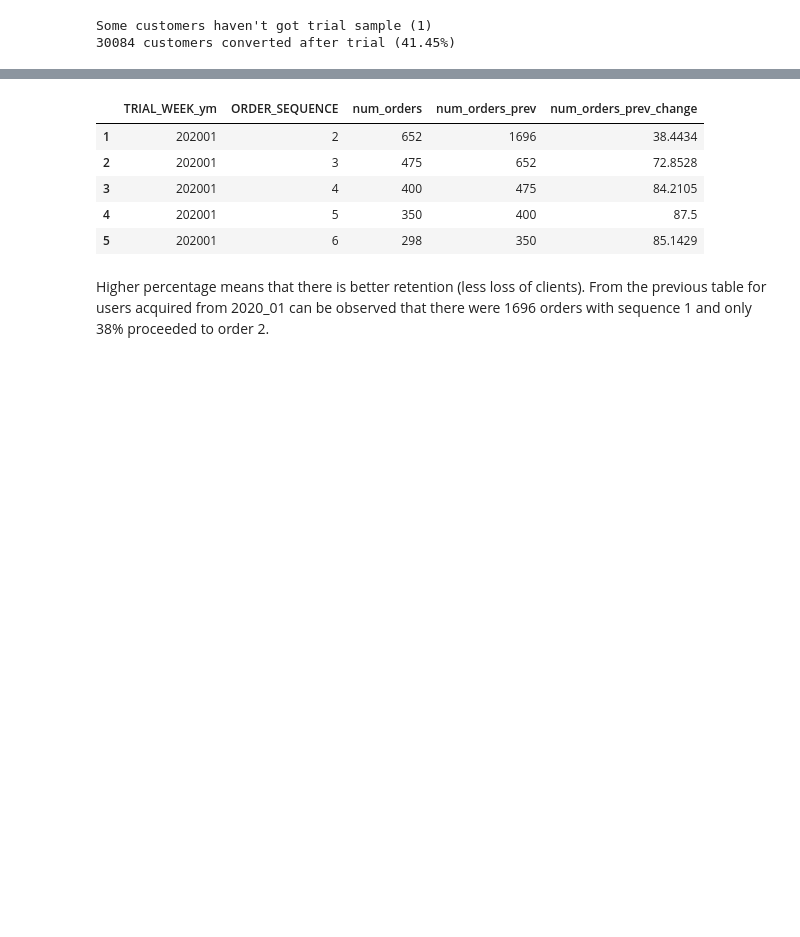
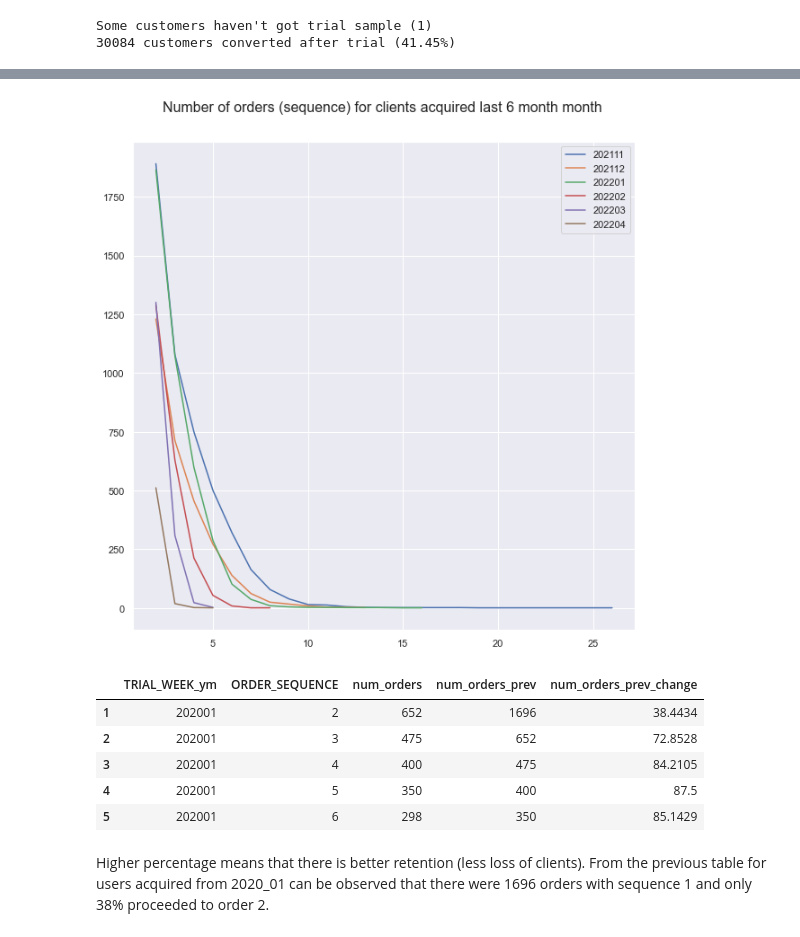
Before and after one commit to yurywallet/test_assignments, a Jupyter notebook: smalls/task_smalls.ipynb, the cells around one changed output, grey strips where cells are left out. Cells and saved outputs as stored; diff of their text form; code cells hidden in the pictures; blank space fills up the shorter version.

```diff
--- a/smalls/task_smalls.ipynb
+++ b/smalls/task_smalls.ipynb
@@ -975,3 +983,24 @@ plt.close()
+# %%
+
+for c in last6:
+    a=tmp6.loc[tmp6['TRIAL_WEEK_ym']==c].copy()
+    plt.plot(a['ORDER_SEQUENCE'],a['num_orders'], label=c)
+
+
+    cn+=1
+    if cn==3:
+        cn=0
+        rr+=1
+#plt.xticks(rotation = 90) # Rotates X-Axis Ticks by 45-degrees
+# plt.legend(loc='upper center', bbox_to_anchor=(0.5, -0.05), ncol=10)
+
+
+plt.title('Number of orders (sequence) for clients acquired last 6 month month ', y=1.05, fontsize=16)
+plt.legend()
+plt.show()
+plt.close()
+# %% [output]
+[figure, added]
 # %%
 df_piv=pd.pivot_table(tmptmp,index=['TRIAL_WEEK_ym'], columns=['ORDER_SEQUENCE'],values=['num_orders'])
 df_piv.columns = df_piv.columns.get_level_values(1)
```
Also changed, not shown: parts of 12 cells of this notebook.
